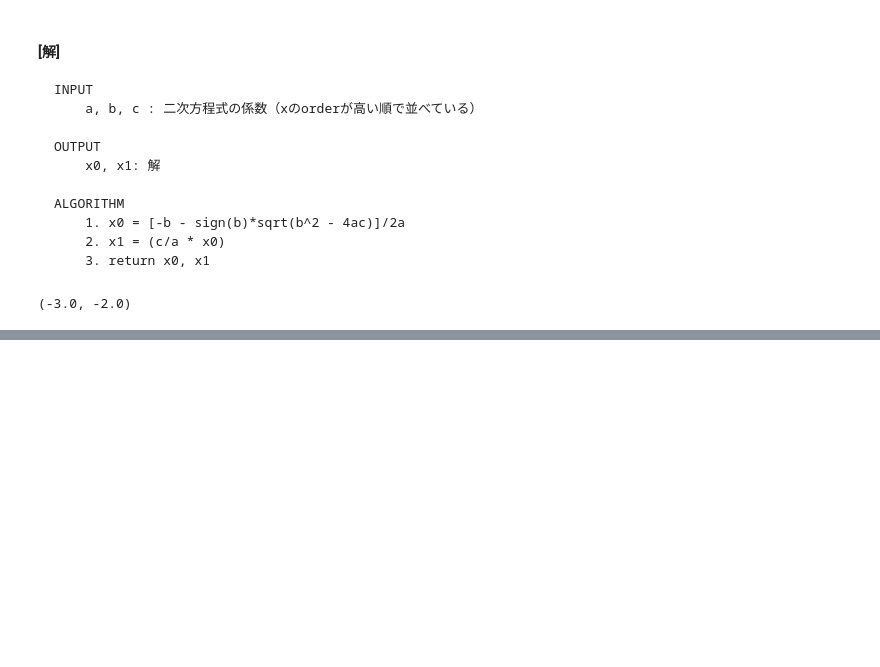
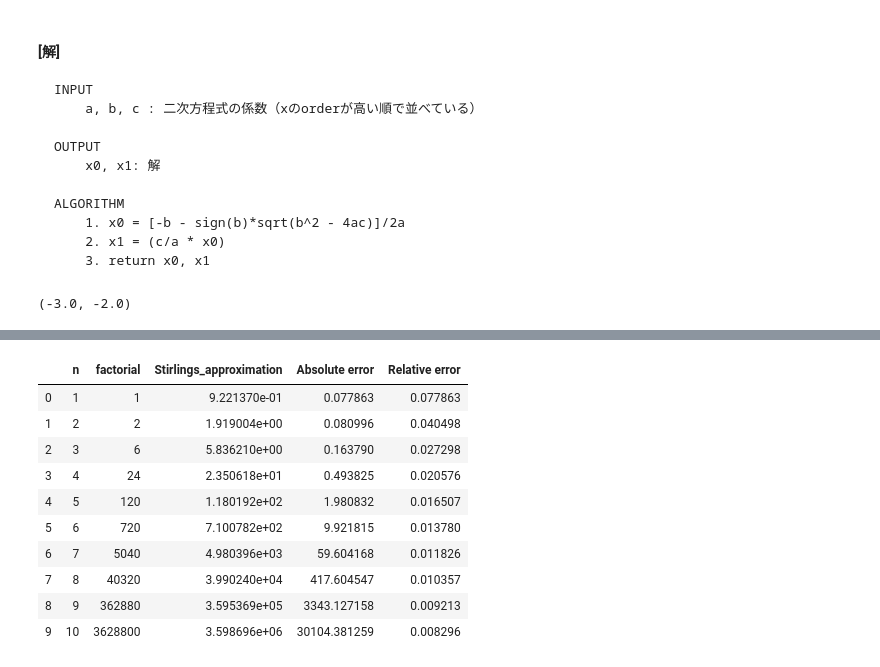
Before and after one commit to RyoNakagami/mathematical_computation, a Jupyter notebook: mathematical_computation101/lecturenotes/ch01.ipynb, the cells around one changed output, grey strips where cells are left out. Cells and saved outputs as stored; diff of their text form; code cells hidden in the pictures; blank space fills up the shorter version.

```diff
--- a/mathematical_computation101/lecturenotes/ch01.ipynb
+++ b/mathematical_computation101/lecturenotes/ch01.ipynb
@@ -1150,0 +1369,31 @@ qeq(1, 5, 6)
+# %%
+def stirling_approx(n):
+    approx = n**n * np.exp(-n) * np.sqrt(2*np.pi*n)
+    true = math.factorial(n)
+    abs_error = abs(approx - true)
+    relative_error = abs_error/true
+    return n, true, approx, abs_error, relative_error
+
+def sterling_approx_table(max_counter):
+    i = 1
+    res = []
+    while i <= max_counter:
+        tmp = list(stirling_approx(i))
+        res.append(tmp)
+        i += 1
+
+    return pd.DataFrame(res, columns = ['n', 'factorial', 'Stirlings_approximation', 'Absolute error', 'Relative error'])
+# %%
+sterling_approx_table(max_counter = 10)
+# %% [output]
+|  | n | factorial | Stirlings_approximation | Absolute error | Relative error |
+| 0 | 1 | 1 | 9.221370e-01 | 0.077863 | 0.077863 |
+| 1 | 2 | 2 | 1.919004e+00 | 0.080996 | 0.040498 |
+| 2 | 3 | 6 | 5.836210e+00 | 0.163790 | 0.027298 |
+| 3 | 4 | 24 | 2.350618e+01 | 0.493825 | 0.020576 |
+| 4 | 5 | 120 | 1.180192e+02 | 1.980832 | 0.016507 |
+| 5 | 6 | 720 | 7.100782e+02 | 9.921815 | 0.013780 |
+| 6 | 7 | 5040 | 4.980396e+03 | 59.604168 | 0.011826 |
+| 7 | 8 | 40320 | 3.990240e+04 | 417.604547 | 0.010357 |
+| 8 | 9 | 362880 | 3.595369e+05 | 3343.127158 | 0.009213 |
+| 9 | 10 | 3628800 | 3.598696e+06 | 30104.381259 | 0.008296 |
```
Also changed, not shown: parts of 44 cells of this notebook, 2 other files.
